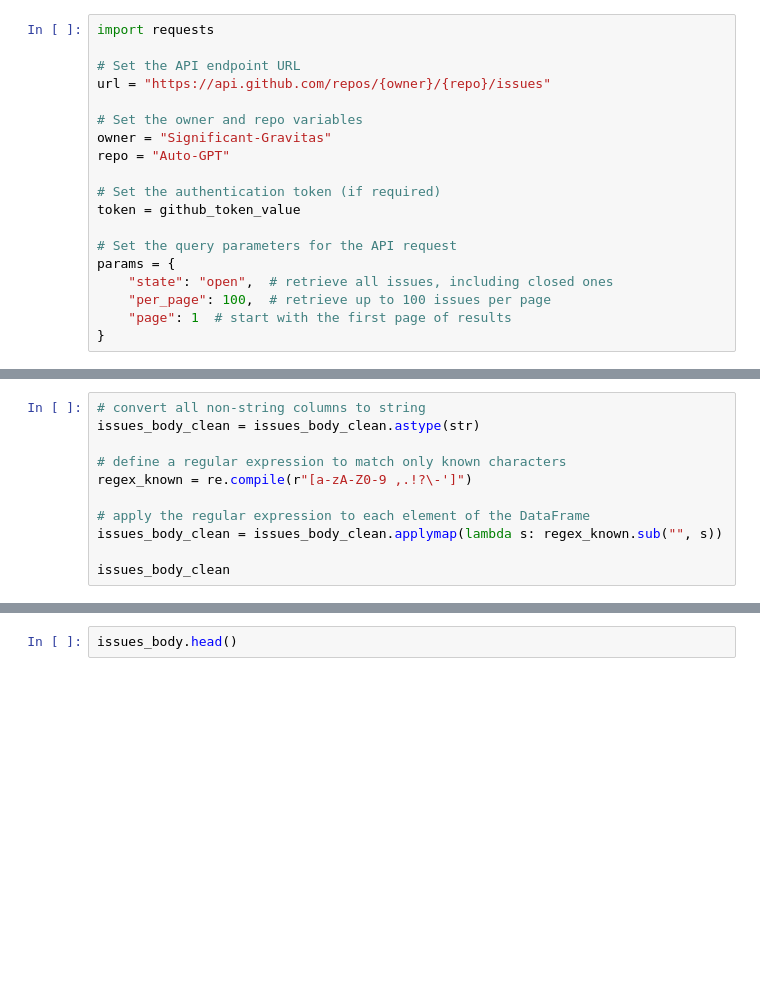
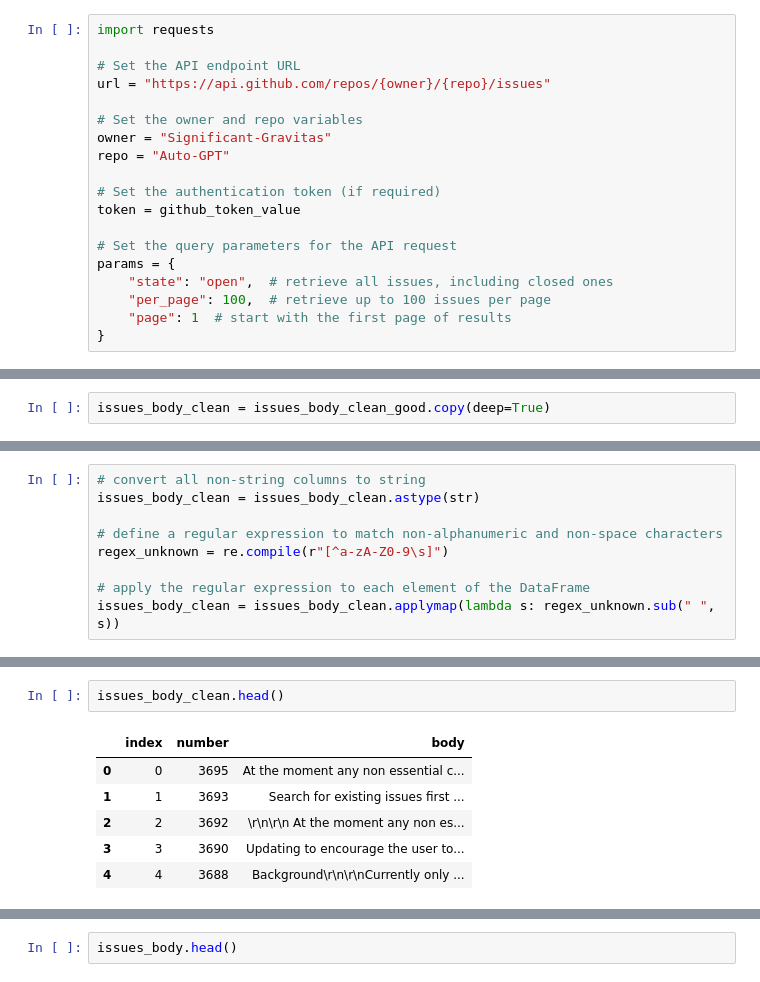
Before and after one commit to moltra/autogpt_DA, a Jupyter notebook: auto-gpt-analytics.ipynb, the cells around one changed output, grey strips where cells are left out. Cells and saved outputs as stored; diff of their text form; blank space fills up the shorter version.

```diff
--- a/auto-gpt-analytics.ipynb
+++ b/auto-gpt-analytics.ipynb
@@ -312,0 +334,2 @@ issues_body_clean.to_csv('issue_body_after_remove.csv')
+# %%
+issues_body_clean = issues_body_clean_good.copy(deep=True)
@@ -314,11 +339,9 @@ issues_body_clean.to_csv('issue_body_after_remove.csv')
 # convert all non-string columns to string
 issues_body_clean = issues_body_clean.astype(str)
 
-# define a regular expression to match only known characters
-regex_known = re.compile(r"[a-zA-Z0-9 ,.!?\-']")
+# define a regular expression to match non-alphanumeric and non-space characters
+regex_unknown = re.compile(r"[^a-zA-Z0-9\s]")
 
 # apply the regular expression to each element of the DataFrame
-issues_body_clean = issues_body_clean.applymap(lambda s: regex_known.sub("", s))
-
-issues_body_clean
+issues_body_clean = issues_body_clean.applymap(lambda s: regex_unknown.sub(" ", s))
 # %% [output]
@@ -337,0 +361,9 @@ issues_body_clean
+# %%
+issues_body_clean.head()
+# %% [output]
+|  | index | number | body |
+| 0 | 0 | 3695 | At the moment any non essential c... |
+| 1 | 1 | 3693 | Search for existing issues first ... |
+| 2 | 2 | 3692 | \r\n\r\n At the moment any non es... |
+| 3 | 3 | 3690 | Updating to encourage the user to... |
+| 4 | 4 | 3688 | Background\r\n\r\nCurrently only ... |
```
Also changed, not shown: parts of 33 cells of this notebook, 5 other files.
